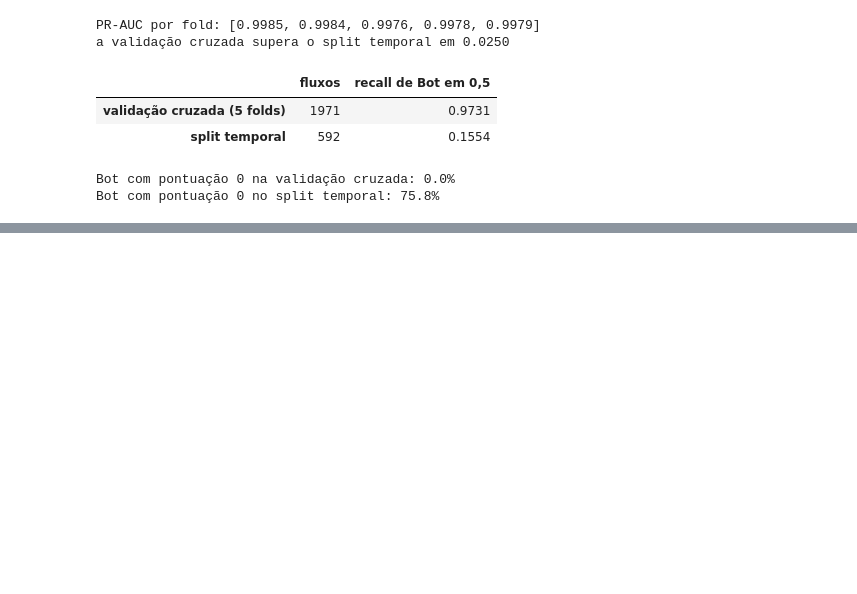
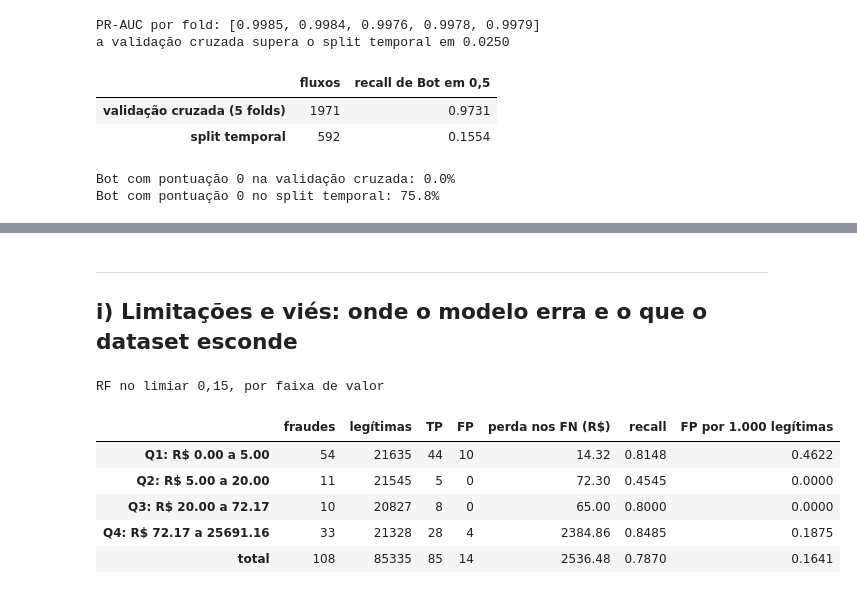
Before and after one commit to phbrandi/pi-ia_cyber, a Jupyter notebook: avaliacao_025bc8.ipynb, the cells around one changed output, grey strips where cells are left out. Cells and saved outputs as stored; diff of their text form; code cells hidden in the pictures; blank space fills up the shorter version.

```diff
--- a/avaliacao_025bc8.ipynb
+++ b/avaliacao_025bc8.ipynb
@@ -551,0 +698,14 @@ A classe difícil mostra o tamanho real do problema. No Roteiro 2, o recall do B
+# %%
+fraude = yc_te.values == 1
+desc = {}
+for nome, t in [(f'F1 máximo ({vg(t_f1_esc)})', t_f1_esc), (f'custo mínimo ({vg(t_esc)})', t_esc)]:
+    perdidas = cc_te.loc[fraude & (p_esc < t), 'Amount']
+    desc[nome] = pd.concat([perdidas.describe(), pd.Series({'soma': perdidas.sum()})])
+print(f'Amount das fraudes que o {m_esc} deixa passar')
+display(pd.DataFrame(desc).round(2))
+
+# as fraudes que separam os dois limiares
+lo, hi = sorted([t_esc, t_f1_esc])
+entre = cc_te.loc[fraude & (p_esc >= lo) & (p_esc < hi), 'Amount']
+print(f'fraudes com pontuação entre {vg(lo)} e {vg(hi)}: {len(entre)}, somando R$ {entre.sum():.2f}; '
+      f'Amount: {sorted(entre.round(2).tolist())}')
@@ -551,0 +741,33 @@ A classe difícil mostra o tamanho real do problema. No Roteiro 2, o recall do B
+# %% [markdown]
+---
+
+## i) Limitações e viés: onde o modelo erra e o que o dataset esconde
+# %%
+alerta_esc = p_esc >= t_esc
+legitima = ~fraude
+erros = pd.DataFrame({'fraudes': fraude, 'legítimas': legitima,
+                      'TP': fraude & alerta_esc, 'FP': legitima & alerta_esc,
+                      'perda nos FN (R$)': np.where(fraude & ~alerta_esc, cc_te['Amount'], 0.0)})
+
+def resumo_erros(chave):
+    # contagens por grupo, mais a linha do teste inteiro para comparação
+    t = erros.groupby(chave).sum()
+    t.loc['total'] = erros.sum()
+    t = t.astype({'fraudes': int, 'legítimas': int, 'TP': int, 'FP': int})
+    t['recall'] = t['TP'] / t['fraudes']
+    t['FP por 1.000 legítimas'] = 1000 * t['FP'] / t['legítimas']
+    return t
+
+# quartis do Amount sobre todas as transações do teste
+q, bordas = pd.qcut(cc_te['Amount'], 4, retbins=True, labels=False)
+faixa = pd.Series([f'Q{i + 1}: R$ {bordas[i]:.2f} a {bordas[i + 1]:.2f}' for i in q], index=erros.index)
+print(f'{m_esc} no limiar {vg(t_esc)}, por faixa de valor')
+display(resumo_erros(faixa).round(4))
+# %% [output]
+RF no limiar 0,15, por faixa de valor
+|  | fraudes | legítimas | TP | FP | perda nos FN (R$) | recall | FP por 1.000 legítimas |
+| Q1: R$ 0.00 a 5.00 | 54 | 21635 | 44 | 10 | 14.32 | 0.8148 | 0.4622 |
+| Q2: R$ 5.00 a 20.00 | 11 | 21545 | 5 | 0 | 72.30 | 0.4545 | 0.0000 |
+| Q3: R$ 20.00 a 72.17 | 10 | 20827 | 8 | 0 | 65.00 | 0.8000 | 0.0000 |
+| Q4: R$ 72.17 a 25691.16 | 33 | 21328 | 28 | 4 | 2384.86 | 0.8485 | 0.1875 |
+| total | 108 | 85335 | 85 | 14 | 2536.48 | 0.7870 | 0.1641 |
```
Also changed, not shown: parts of 21 cells of this notebook, 3 other files.
